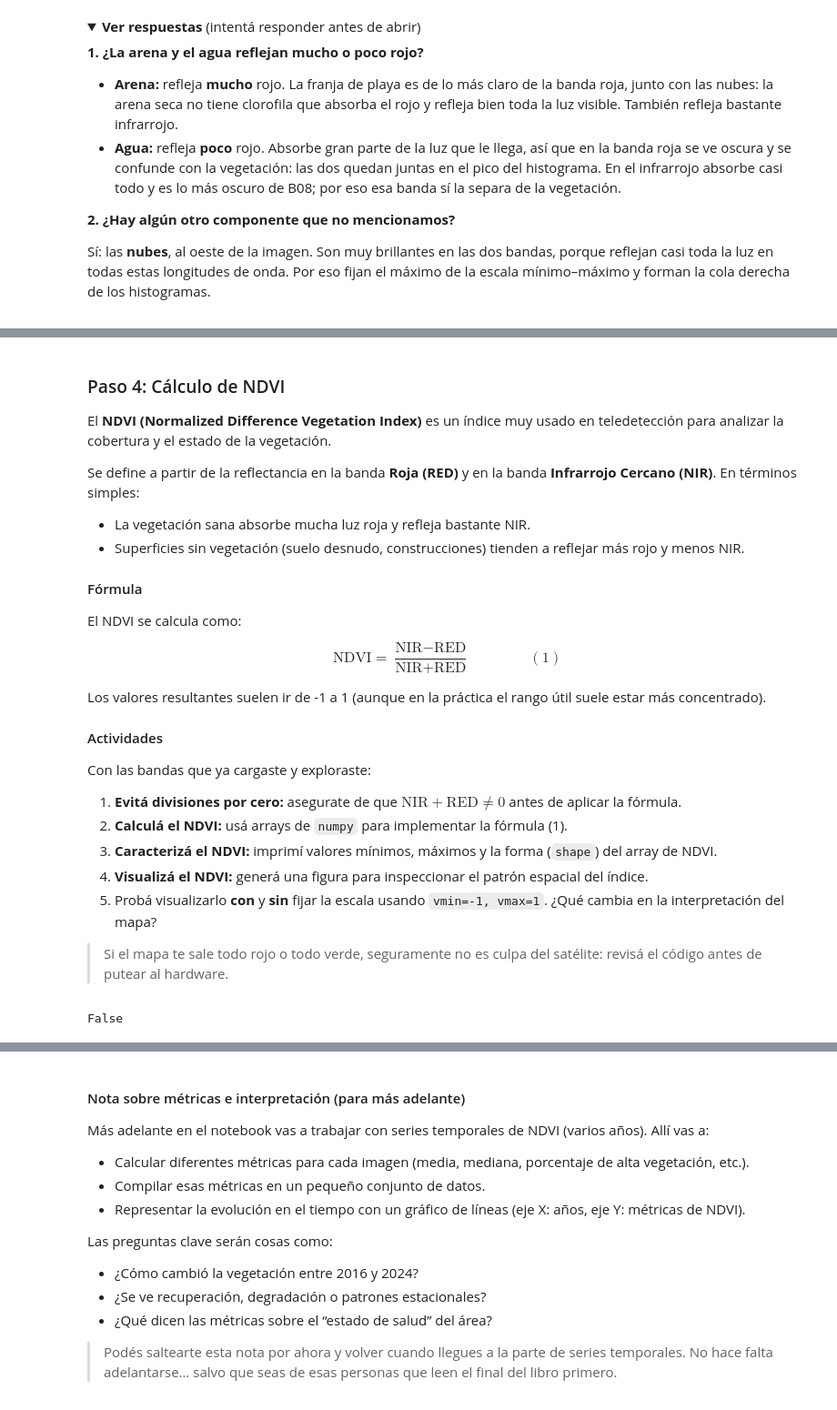
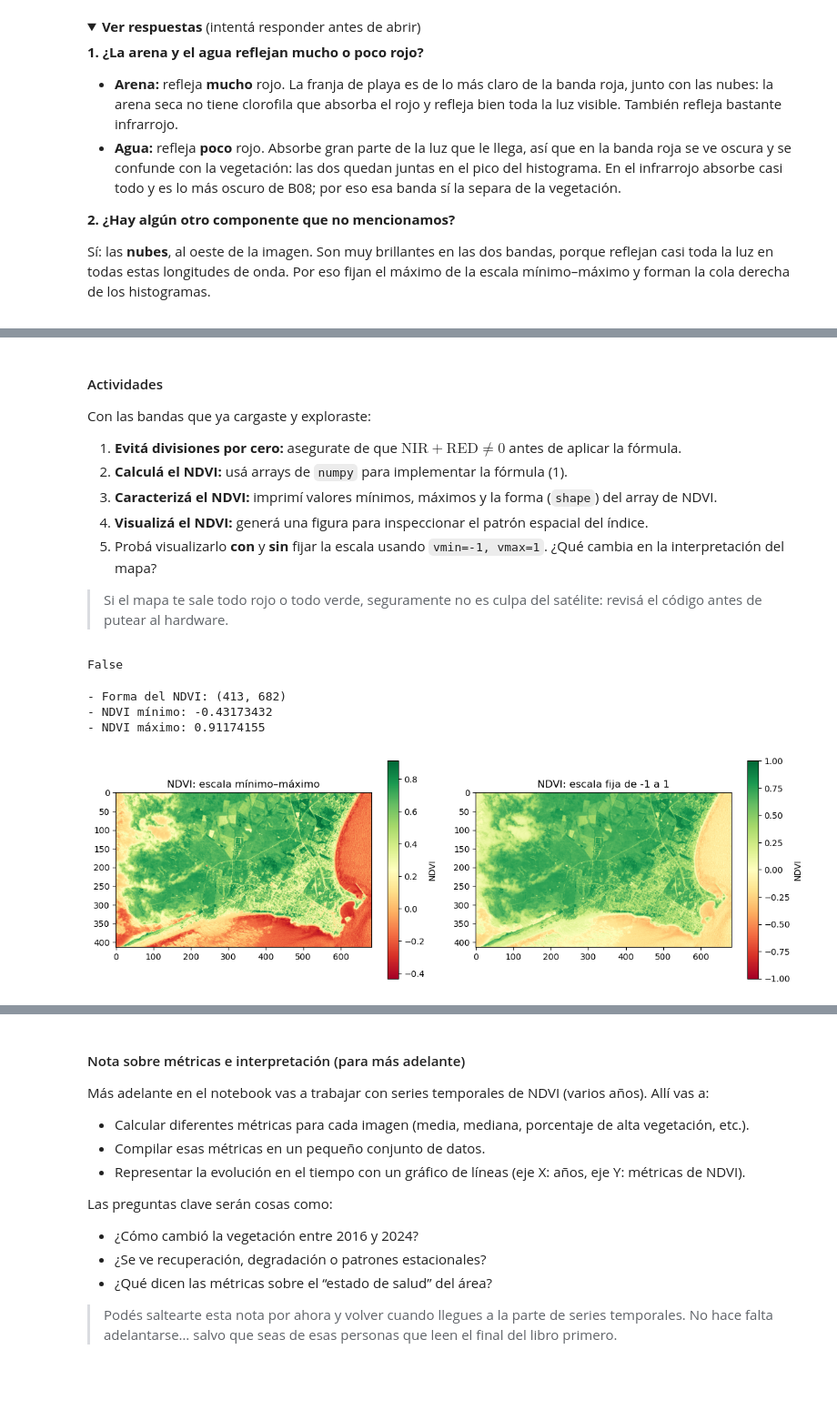
Before and after one commit to LuchoGabba/stucom_workshop, a Jupyter notebook: class/solution/ndvi_analysis_esp_solution.ipynb, the cells around one changed output, grey strips where cells are left out. Shown at 91% size. Saved outputs shown, nothing was run; the diff lists cells and outputs as text; code cells hidden in the pictures; folded sections open; blank space fills up the shorter version.

Commit message:
Class ESP notebooks: close step 4 (NDVI) and add folded answers to the student notebook
Co-Authored-By: Claude Opus 5.5 <noreply@anthropic.com>

```diff
--- a/class/solution/ndvi_analysis_esp_solution.ipynb
+++ b/class/solution/ndvi_analysis_esp_solution.ipynb
@@ -416,20 +447,4 @@ Sí: las **nubes**, al oeste de la imagen. Son muy brillantes en las dos bandas,
 # %% [markdown]
-### Paso 4: Cálculo de NDVI
-
-El **NDVI (Normalized Difference Vegetation Index)** es un índice muy usado en teledetección para analizar la cobertura y el estado de la vegetación.
-
-Se define a partir de la reflectancia en la banda **Roja (RED)** y en la banda **Infrarrojo Cercano (NIR)**. En términos simples:
-
-- La vegetación sana absorbe mucha luz roja y refleja bastante NIR.
-- Superficies sin vegetación (suelo desnudo, construcciones) tienden a reflejar más rojo y menos NIR.
-
-#### Fórmula
-
-El NDVI se calcula como:
-
-$$\text{NDVI} = \frac{\text{NIR} - \text{RED}}{\text{NIR} + \text{RED}} \qquad\qquad(1)$$
-
-Los valores resultantes suelen ir de -1 a 1 (aunque en la práctica el rango útil suele estar más concentrado).
 
 #### Actividades
 
@@ -442,14 +457,3 @@ Con las bandas que ya cargaste y exploraste:
 5. Probá visualizarlo **con** y **sin** fijar la escala usando `vmin=-1, vmax=1`. ¿Qué cambia en la interpretación del mapa?
 
 > Si el mapa te sale todo rojo o todo verde, seguramente no es culpa del satélite: revisá el código antes de putear al hardware.
-# %%
-# Check if any values of nir + red are 0
-sum_nir_red = B08 + B04 # Perform the addition
-
-# Complete the code below:
-#.........................
-zeros_exist = np.any(sum_nir_red == 0) # Check if any value is 0
-
-print(zeros_exist)
-# %% [output]
-False
@@ -459,0 +460,45 @@ False
+# %%
+# Verificar si NIR + RED vale 0 en algún píxel
+# .............................
+# Solución:
+# .............................
+sum_nir_red = B08 + B04 # suma de las dos bandas
+
+# .............................
+# Solución:
+# .............................
+zeros_exist = np.any(sum_nir_red == 0) # True si algún valor es 0
+
+print(zeros_exist)
+# %% [output]
+False
+# %%
+# Calcular y visualizar el NDVI
+#.........................
+# Solución:
+#.........................
+ndvi = (B08 - B04) / (B08 + B04)
+
+print('- Forma del NDVI:', ndvi.shape)
+print('- NDVI mínimo:', ndvi.min())
+print('- NDVI máximo:', ndvi.max())
+
+fig, axs = plt.subplots(1, 2, figsize=(12, 4))
+
+# Sin fijar la escala: mínimo–máximo de esta imagen
+im = axs[0].imshow(ndvi, cmap="RdYlGn")
+axs[0].set_title("NDVI: escala mínimo–máximo")
+fig.colorbar(im, ax=axs[0], label="NDVI")
+
+# Escala fija de -1 a 1: todo el rango posible del NDVI
+im = axs[1].imshow(ndvi, cmap="RdYlGn", vmin=-1, vmax=1)
+axs[1].set_title("NDVI: escala fija de -1 a 1")
+fig.colorbar(im, ax=axs[1], label="NDVI")
+
+plt.tight_layout()
+plt.show()
+# %% [output]
+- Forma del NDVI: (413, 682)
+- NDVI mínimo: -0.43173432
+- NDVI máximo: 0.91174155
+[figure, added]
```
Also changed, not shown: parts of 6 cells of this notebook, 1 other file.
